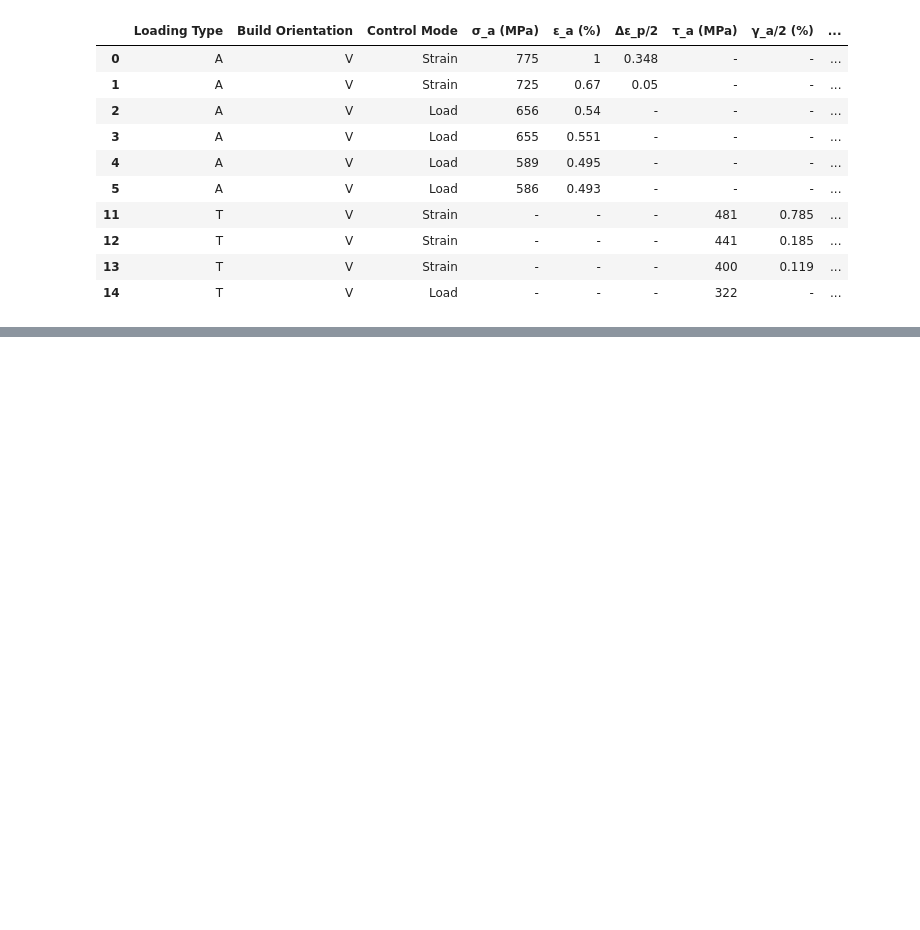
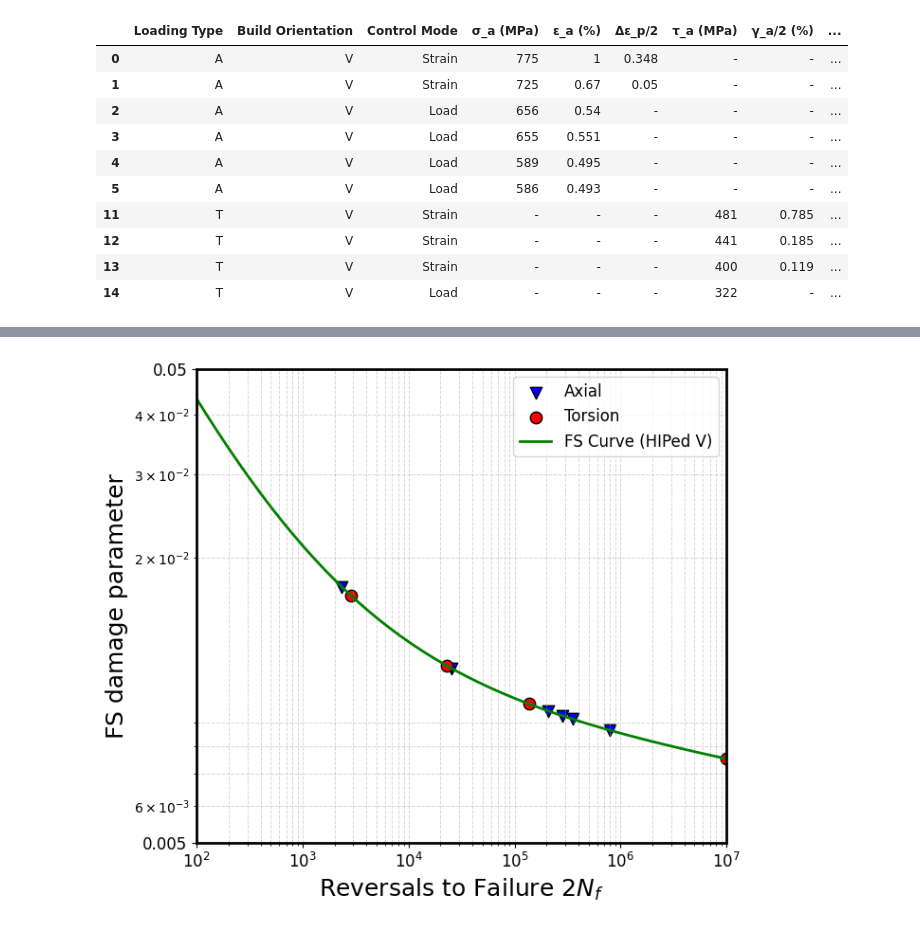
Before and after one commit to Anyi01/Project-VAL-modeling, a Jupyter notebook: FS parameters.ipynb, the cells around one changed output, grey strips where cells are left out. Cells and saved outputs as stored; diff of their text form; code cells hidden in the pictures; blank space fills up the shorter version.

```diff
--- a/FS parameters.ipynb
+++ b/FS parameters.ipynb
@@ -42,0 +129,65 @@ filtered_data
+# %%
+# Create a copy of the filtered data to avoid SettingWithCopyWarning
+filtered_data_copy = filtered_data.copy()
+
+# Recalculate FS parameters for both Axial and Torsion
+filtered_data_copy["FS Parameter"] = np.nan
+filtered_data_copy.loc[filtered_data_copy["Loading Type"] == "A", "FS Parameter"] = (
+    tau_f_prime / G * (2 * filtered_data_copy["2Nf (Reversals)"]) ** b0 +
+    gamma_f_prime * (2 * filtered_data_copy["2Nf (Reversals)"]) ** c0
+)
+filtered_data_copy.loc[filtered_data_copy["Loading Type"] == "T", "FS Parameter"] = (
+    tau_f_prime / G * (2 * filtered_data_copy["2Nf (Reversals)"]) ** b0 +
+    gamma_f_prime * (2 * filtered_data_copy["2Nf (Reversals)"]) ** c0
+)
+
+# Refined plot with updated y-axis ticks to show only 0.005 and 0.05
+plt.figure(figsize=(7, 6))
+
+# Define marker styles and colors for Axial and Torsion
+for loading_type, marker, color in zip(["A", "T"], ["v", "o"], ["blue", "red"]):
+    subset = filtered_data_copy[filtered_data_copy["Loading Type"] == loading_type]
+    plt.scatter(
+        subset["2Nf (Reversals)"],
+        subset["FS Parameter"],
+        label=f"{'Axial' if loading_type == 'A' else 'Torsion'}",
+        marker=marker,
+        color=color,
+        s=80,  # Marker size
+        edgecolors="black"  # Marker edge color
+    )
+
+# Plot the FS curve for HIPed V
+plt.plot(Nf_range, FS_values, label="FS Curve (HIPed V)", color="green", linewidth=2)
+
+# Log scale for the x-axis
+plt.xscale("log")
+plt.yscale("log")
+
+# Axis labels and title
+plt.xlabel("Reversals to Failure $2N_f$", fontsize=18)
+plt.ylabel("FS damage parameter", fontsize=18)
+
+ax = plt.gca()  # Get current Axes
+ax.spines['top'].set_linewidth(2)
+ax.spines['right'].set_linewidth(2)
+ax.spines['bottom'].set_linewidth(2)
+ax.spines['left'].set_linewidth(2)
+
+# Gridlines
+plt.grid(which="both", linestyle="--", linewidth=0.7, alpha=0.5)
+
+# Legend
+plt.legend(fontsize=12, loc="best")
+
+# Adjust axis limits and customize y-ticks to show only 0.005 and 0.05
+plt.xlim(1e2, 1e7)
+#plt.ylim(0.005, 0.05)
+plt.yticks([0.005, 0.05], labels=["0.005", "0.05"], fontsize=12)
+plt.xticks(fontsize=12)
+
+# Improve overall aesthetics
+plt.tight_layout()
+plt.show()
+# %% [output]
+[figure, added]
```
Also changed, not shown: parts of 2 cells of this notebook.
